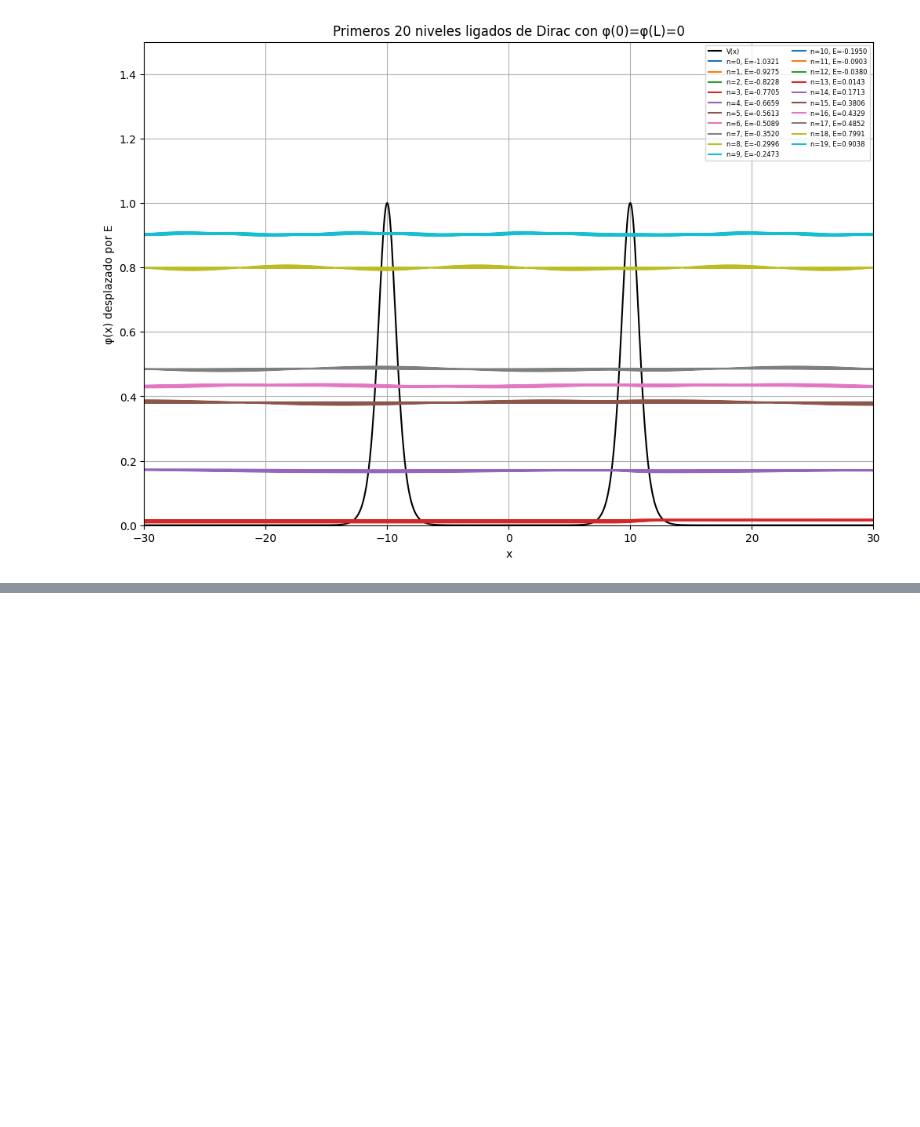
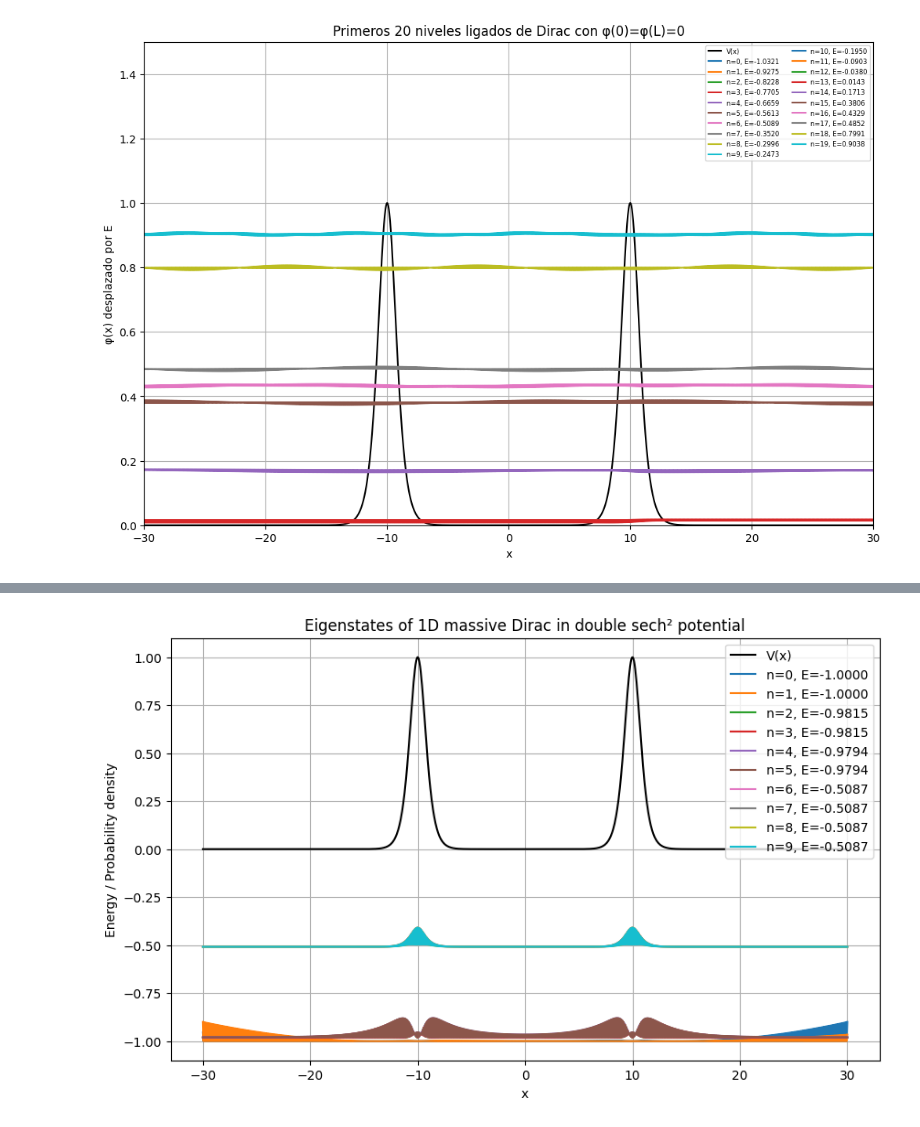
Before and after one commit to Julian-L-Avila/Modell-Physik-2025-1, a Jupyter notebook: Numerov-Graphene/graphene.sync.ipynb, the cells around one changed output, grey strips where cells are left out. Drawn from its saved outputs; the diff is of its cells as text; code cells hidden in the pictures; blank space fills up the shorter version.

```diff
--- a/Numerov-Graphene/graphene.sync.ipynb
+++ b/Numerov-Graphene/graphene.sync.ipynb
@@ -811,3 +811,94 @@ plt.show()
 # %% [output]
 Primeros 20 niveles ligados (E): [np.float64(-1.0321035682869322), np.float64(-0.9274773582918288), np.float64(-0.8228467932167064), np.float64(-0.7705300207645754), np.float64(-0.6658937825215703), n ...
 [figure]
+# %%
+# Jupyter-friendly 1D Dirac solver with finite differences (double sech² potential)
+import numpy as np
+import scipy.sparse as sp
+import scipy.sparse.linalg as spla
+import matplotlib.pyplot as plt
+
+# --- 1) Definir potencial (doble sech²) ---
+def potential(x, b, a, c):
+    """
+    V(x) = b·[sech²((x−a)/c) + sech²((x+a)/c)]
+    """
+    return b/np.cosh((x - a)/c)**2 + b/np.cosh((x + a)/c)**2
+
+# --- 2) Matrices Dirac en 1D (representación de Pauli) ---
+sigma_x = np.array([[0, 1], [1, 0]], dtype=complex)
+sigma_z = np.array([[1, 0], [0, -1]], dtype=complex)
+
+# --- 3) Ensamblar Hamiltoniano Dirac por diferencias finitas ---
+def build_dirac_hamiltonian(x, dx, m, V):
+    N = len(x)
+    dim = 2 * N
+    data, rows, cols = [], [], []
+
+    # Diagonal: masa m·β + V·I
+    for i in range(N):
+        h_loc = m * sigma_z + V[i] * np.eye(2)
+        for a in range(2):
+            for b in range(2):
+                rows.append(2*i + a)
+                cols.append(2*i + b)
+                data.append(h_loc[a, b])
+
+    # Off-diagonal: término cinético -i α d/dx (diferencias centrales)
+    coef = -1j/(2*dx)
+    for i in range(1, N-1):
+        for a in range(2):
+            for b in range(2):
+                # acoplo con i+1
+                rows.append(2*i + a)
+                cols.append(2*(i+1) + b)
+                data.append(coef * sigma_x[a, b])
+                # acoplo con i-1
+                rows.append(2*i + a)
+                cols.append(2*(i-1) + b)
+                data.append(-coef * sigma_x[a, b])
+
+    H = sp.coo_matrix((data, (rows, cols)), shape=(dim, dim)).tocsr()
+    return H
+
+# --- 4) Parámetros y malla (ajusta aquí) ---
+params = {
+    'mass': 1.0,    # masa (0.0 → sin masa)
+    'b': 1.0,       # altura de barrera
+    'a': 10.0,      # separación de barreras
+    'c': 1.0,       # ancho de barrera
+    'states': 10    # número de estados a computar
+}
+x_min, x_max, N = -30.0, 30.0, 1001
+x = np.linspace(x_min, x_max, N)
+dx = x[1] - x[0]
+V = potential(x, params['b'], params['a'], params['c'])
+
+# --- 5) Construir y diagonalizar Hamiltoniano ---
+m = params['mass']
+H = build_dirac_hamiltonian(x, dx, m, V)
+eigvals, eigvecs = spla.eigsh(H, k=params['states'], sigma=0.0, which='LM')
+idx = np.argsort(eigvals)
+eigvals = eigvals[idx]
+eigvecs = eigvecs[:, idx]
+print('Eigenvalues (Dirac):', eigvals)
+
+# --- 6) Graficar potencial y densidad de probabilidad ---
+plt.figure(figsize=(10,6))
+plt.plot(x, V, 'k-', label='V(x)')
+scale = (V.max()-V.min())*0.1
+for n, E in enumerate(eigvals):
+    psi = eigvecs[:, n]
+    psi_up = psi[0::2]
+    psi_dn = psi[1::2]
+    prob = np.abs(psi_up)**2 + np.abs(psi_dn)**2
+    prob = prob/np.max(prob)*scale
+    plt.plot(x, prob + E, label=f'n={n}, E={E:.4f}')
+
+plt.xlabel('x')
+plt.ylabel('Energy / Probability density')
+plt.title(f"Eigenstates of 1D {'massless' if m==0 else 'massive'} Dirac in double sech² potential")
+plt.legend()
+plt.grid(True)
+plt.show()
+# %% [output]
@@ -813,0 +907 @@ Primeros 20 niveles ligados (E): [np.float64(-1.0321035682869322), np.float64(-0
+[figure, added]
```
Also changed, not shown: parts of 3 cells of this notebook.
